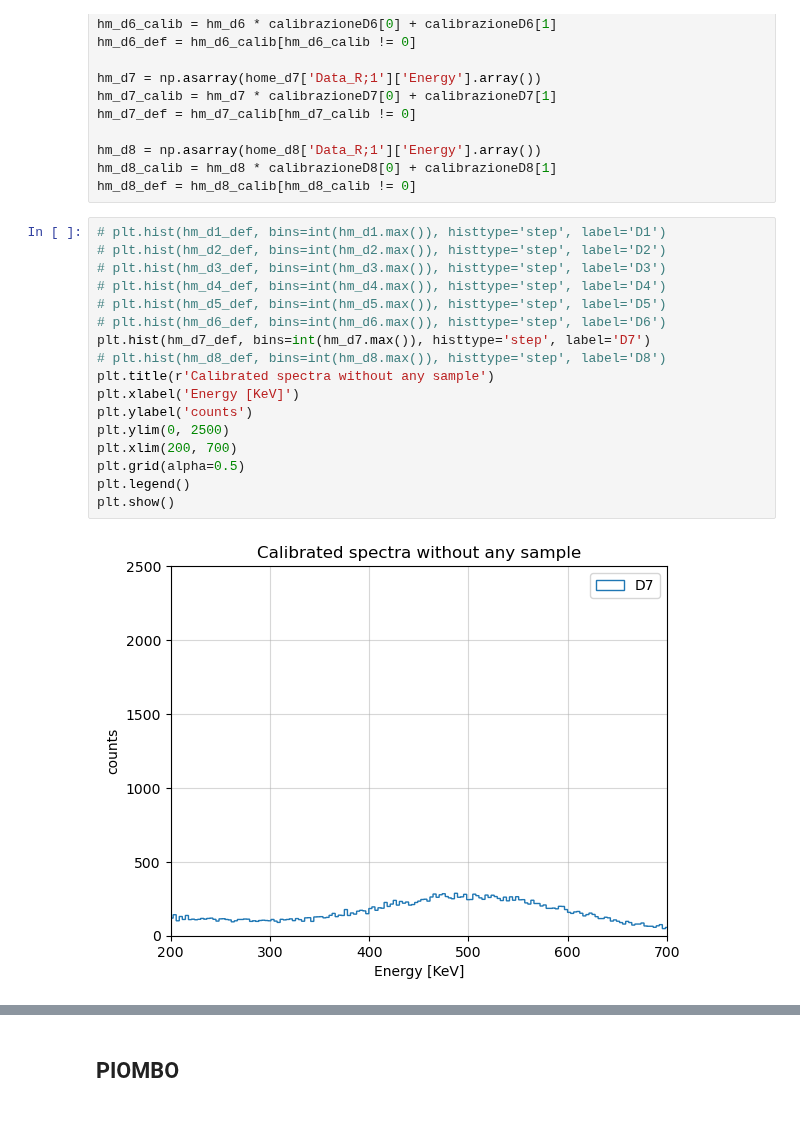
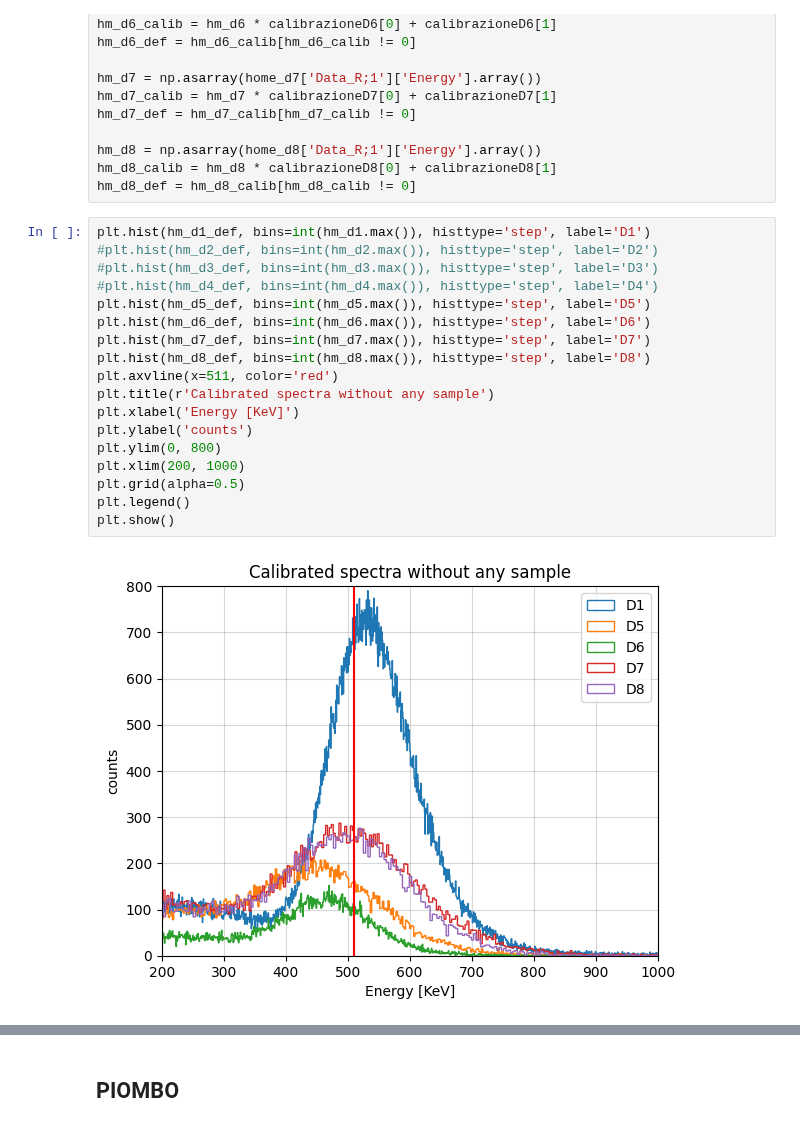
Before and after one commit to b3n3d3tt4/imaging, a Jupyter notebook: analisi.ipynb, the cells around one changed output, grey strips where cells are left out. Saved outputs shown, nothing was run; the diff lists cells and outputs as text.

```diff
--- a/analisi.ipynb
+++ b/analisi.ipynb
@@ -255,22 +275,23 @@ hm_d8 = np.asarray(home_d8['Data_R;1']['Energy'].array())
 hm_d8_calib = hm_d8 * calibrazioneD8[0] + calibrazioneD8[1]
 hm_d8_def = hm_d8_calib[hm_d8_calib != 0]
 # %%
-# plt.hist(hm_d1_def, bins=int(hm_d1.max()), histtype='step', label='D1')
-# plt.hist(hm_d2_def, bins=int(hm_d2.max()), histtype='step', label='D2')
-# plt.hist(hm_d3_def, bins=int(hm_d3.max()), histtype='step', label='D3')
-# plt.hist(hm_d4_def, bins=int(hm_d4.max()), histtype='step', label='D4')
-# plt.hist(hm_d5_def, bins=int(hm_d5.max()), histtype='step', label='D5')
-# plt.hist(hm_d6_def, bins=int(hm_d6.max()), histtype='step', label='D6')
+plt.hist(hm_d1_def, bins=int(hm_d1.max()), histtype='step', label='D1')
+#plt.hist(hm_d2_def, bins=int(hm_d2.max()), histtype='step', label='D2')
+#plt.hist(hm_d3_def, bins=int(hm_d3.max()), histtype='step', label='D3')
+#plt.hist(hm_d4_def, bins=int(hm_d4.max()), histtype='step', label='D4')
+plt.hist(hm_d5_def, bins=int(hm_d5.max()), histtype='step', label='D5')
+plt.hist(hm_d6_def, bins=int(hm_d6.max()), histtype='step', label='D6')
 plt.hist(hm_d7_def, bins=int(hm_d7.max()), histtype='step', label='D7')
-# plt.hist(hm_d8_def, bins=int(hm_d8.max()), histtype='step', label='D8')
+plt.hist(hm_d8_def, bins=int(hm_d8.max()), histtype='step', label='D8')
+plt.axvline(x=511, color='red')
 plt.title(r'Calibrated spectra without any sample')
 plt.xlabel('Energy [KeV]')
 plt.ylabel('counts')
-plt.ylim(0, 2500)
-plt.xlim(200, 700)
+plt.ylim(0, 800)
+plt.xlim(200, 1000)
 plt.grid(alpha=0.5)
 plt.legend()
 plt.show()
 # %% [output]
-[figure, old version]
+[figure, new version]
 # %%
```
Also changed, not shown: parts of 29 cells of this notebook.
